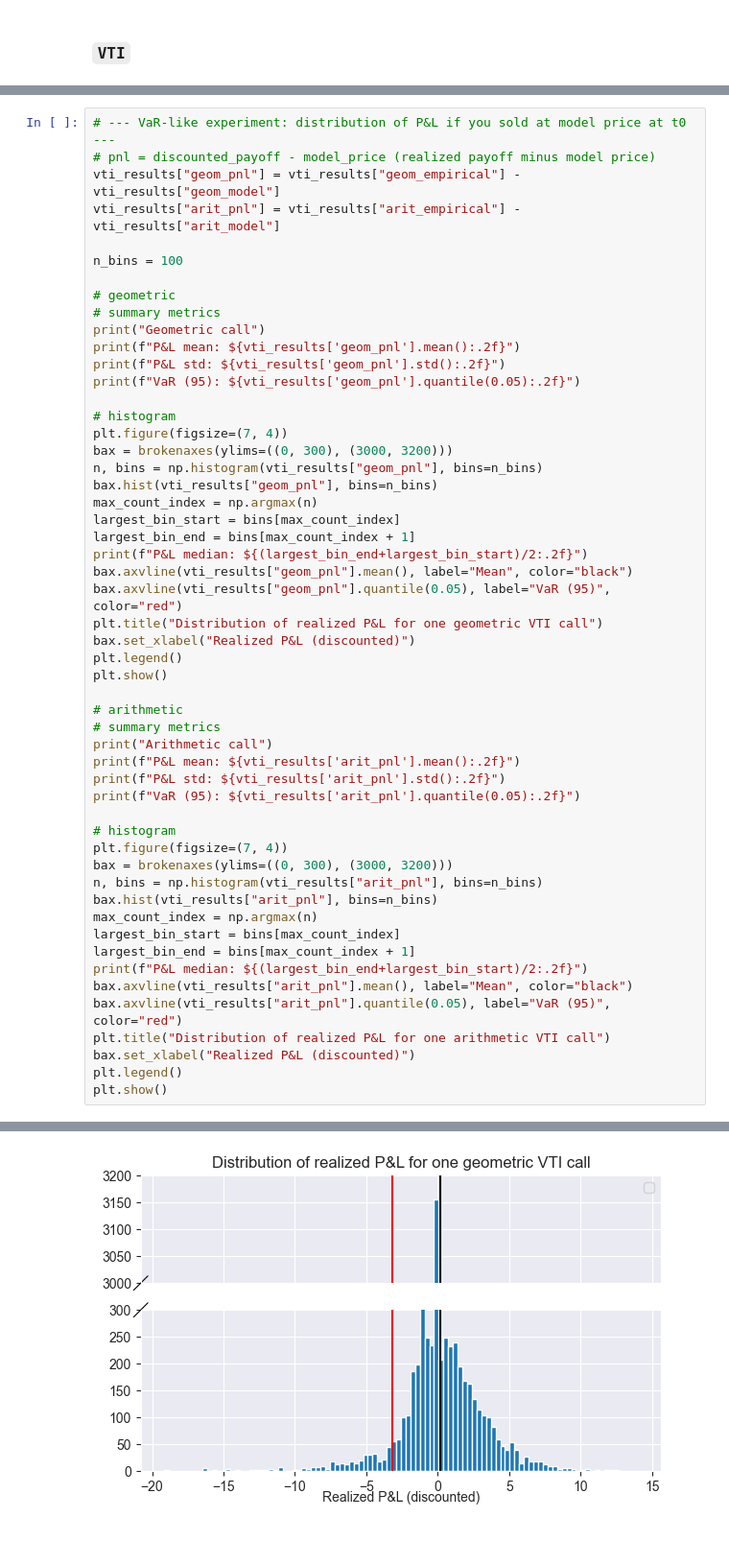
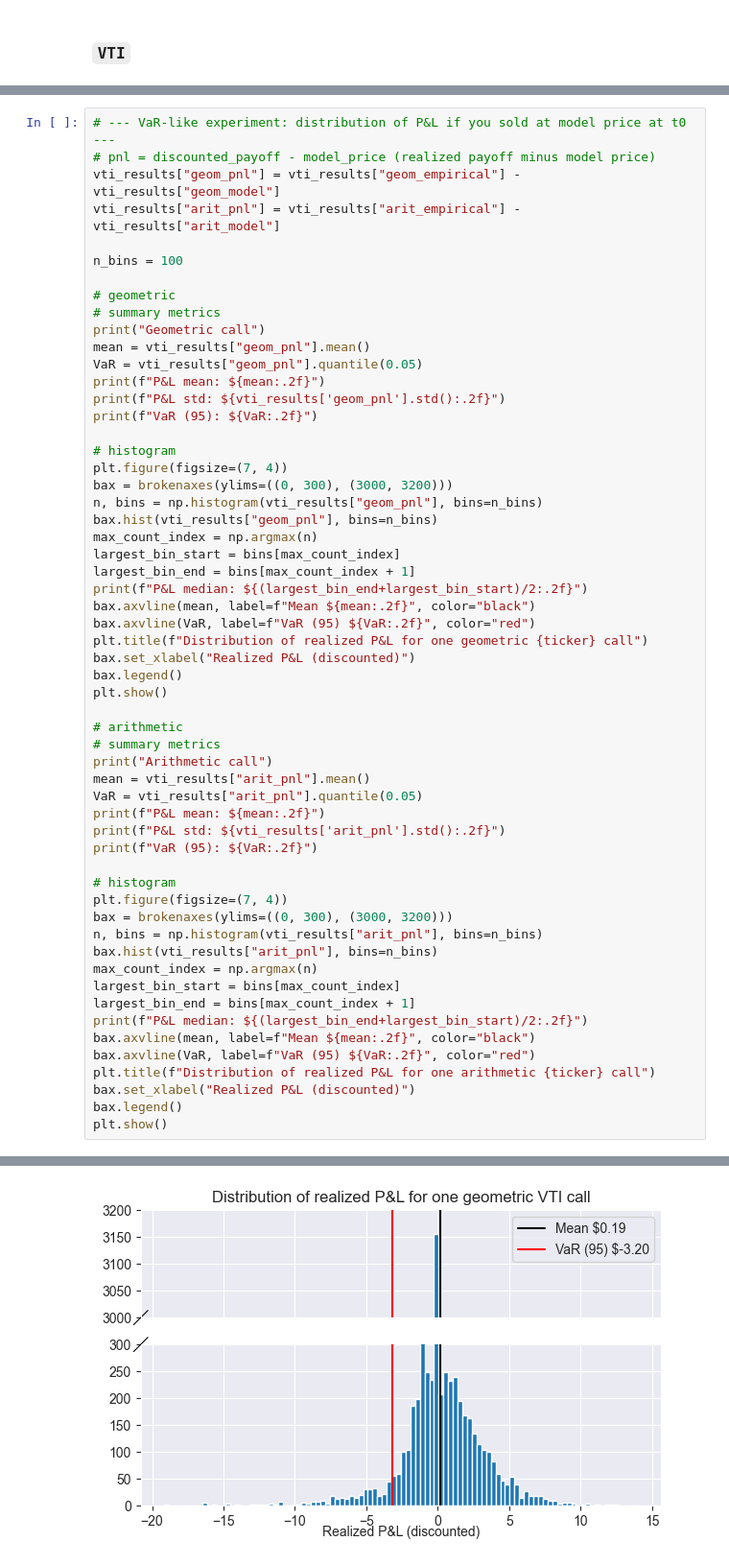
Before and after one commit to albesianor/Asian-options-hedging, a Jupyter notebook: 06_asian_market_comparison.ipynb, the cells around one changed output, grey strips where cells are left out. Shown at 96% size. Cells and saved outputs as stored; diff of their text form.

```diff
--- a/06_asian_market_comparison.ipynb
+++ b/06_asian_market_comparison.ipynb
@@ -467,9 +471,11 @@ n_bins = 100
 # geometric
 # summary metrics
 print("Geometric call")
-print(f"P&L mean: ${vti_results['geom_pnl'].mean():.2f}")
+mean = vti_results["geom_pnl"].mean()
+VaR = vti_results["geom_pnl"].quantile(0.05)
+print(f"P&L mean: ${mean:.2f}")
 print(f"P&L std: ${vti_results['geom_pnl'].std():.2f}")
-print(f"VaR (95): ${vti_results['geom_pnl'].quantile(0.05):.2f}")
+print(f"VaR (95): ${VaR:.2f}")
 
 # histogram
 plt.figure(figsize=(7, 4))
@@ -478,44 +484,46 @@ n, bins = np.histogram(vti_results["geom_pnl"], bins=n_bins)
 bax.hist(vti_results["geom_pnl"], bins=n_bins)
 max_count_index = np.argmax(n)
 largest_bin_start = bins[max_count_index]
 largest_bin_end = bins[max_count_index + 1]
 print(f"P&L median: ${(largest_bin_end+largest_bin_start)/2:.2f}")
-bax.axvline(vti_results["geom_pnl"].mean(), label="Mean", color="black")
-bax.axvline(vti_results["geom_pnl"].quantile(0.05), label="VaR (95)", color="red")
-plt.title("Distribution of realized P&L for one geometric VTI call")
+bax.axvline(mean, label=f"Mean ${mean:.2f}", color="black")
+bax.axvline(VaR, label=f"VaR (95) ${VaR:.2f}", color="red")
+plt.title(f"Distribution of realized P&L for one geometric {ticker} call")
 bax.set_xlabel("Realized P&L (discounted)")
-plt.legend()
+bax.legend()
 plt.show()
 
 # arithmetic
 # summary metrics
 print("Arithmetic call")
-print(f"P&L mean: ${vti_results['arit_pnl'].mean():.2f}")
+mean = vti_results["arit_pnl"].mean()
+VaR = vti_results["arit_pnl"].quantile(0.05)
+print(f"P&L mean: ${mean:.2f}")
 print(f"P&L std: ${vti_results['arit_pnl'].std():.2f}")
-print(f"VaR (95): ${vti_results['arit_pnl'].quantile(0.05):.2f}")
+print(f"VaR (95): ${VaR:.2f}")
 
 # histogram
 plt.figure(figsize=(7, 4))
 bax = brokenaxes(ylims=((0, 300), (3000, 3200)))
 n, bins = np.histogram(vti_results["arit_pnl"], bins=n_bins)
 bax.hist(vti_results["arit_pnl"], bins=n_bins)
 max_count_index = np.argmax(n)
 largest_bin_start = bins[max_count_index]
 largest_bin_end = bins[max_count_index + 1]
 print(f"P&L median: ${(largest_bin_end+largest_bin_start)/2:.2f}")
-bax.axvline(vti_results["arit_pnl"].mean(), label="Mean", color="black")
-bax.axvline(vti_results["arit_pnl"].quantile(0.05), label="VaR (95)", color="red")
-plt.title("Distribution of realized P&L for one arithmetic VTI call")
+bax.axvline(mean, label=f"Mean ${mean:.2f}", color="black")
+bax.axvline(VaR, label=f"VaR (95) ${VaR:.2f}", color="red")
+plt.title(f"Distribution of realized P&L for one arithmetic {ticker} call")
 bax.set_xlabel("Realized P&L (discounted)")
-plt.legend()
+bax.legend()
 plt.show()
 # %% [output]
 Geometric call
 P&L mean: $0.19
 P&L std: $2.46
 VaR (95): $-3.20
 P&L median: $-0.09
-[figure, old version]
+[figure, new version]
 Arithmetic call
 P&L mean: $0.20
 P&L std: $2.45
```
Also changed, not shown: parts of 14 cells of this notebook, 5 other files.
